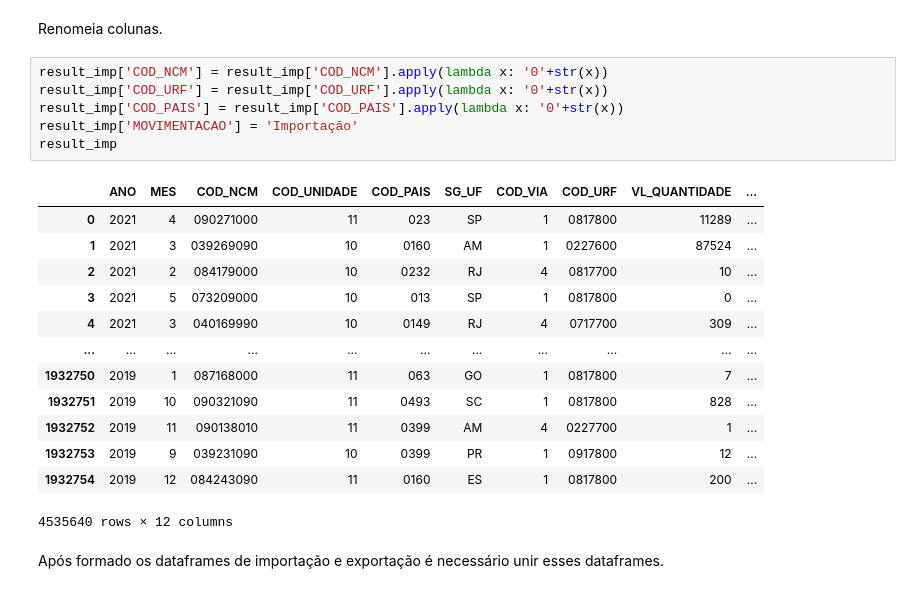
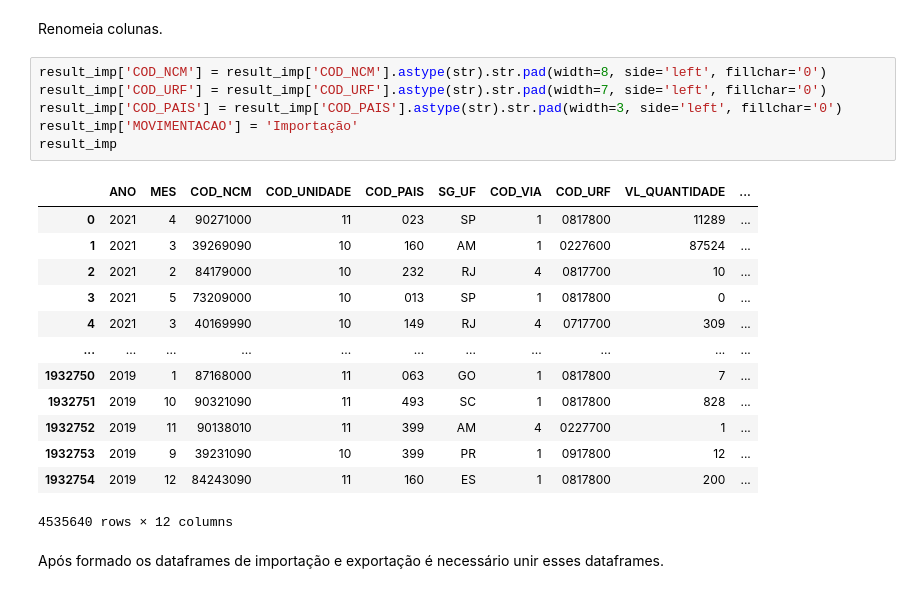
Before and after one commit to MiqSA/app-data-visualization, a Jupyter notebook: data-science/Explore_Data.ipynb, the cells around one changed output. Saved outputs shown, nothing was run; the diff lists cells and outputs as text.

```diff
--- a/data-science/Explore_Data.ipynb
+++ b/data-science/Explore_Data.ipynb
@@ -147,26 +147,26 @@ result_imp
 4535640 rows × 11 columns
 # %% [markdown]
 Renomeia colunas.
-# %%
-result_imp['COD_NCM'] = result_imp['COD_NCM'].apply(lambda x: '0'+str(x))
-result_imp['COD_URF'] = result_imp['COD_URF'].apply(lambda x: '0'+str(x))
-result_imp['COD_PAIS'] = result_imp['COD_PAIS'].apply(lambda x: '0'+str(x))
-result_imp['MOVIMENTACAO'] = 'Importação'
-result_imp
-# %% [output]
-|  | ANO | MES | COD_NCM | COD_UNIDADE | COD_PAIS | SG_UF | COD_VIA | COD_URF | VL_QUANTIDADE | ... |
-| 0 | 2021 | 4 | 090271000 | 11 | 023 | SP | 1 | 0817800 | 11289 | ... |
-| 1 | 2021 | 3 | 039269090 | 10 | 0160 | AM | 1 | 0227600 | 87524 | ... |
-| 2 | 2021 | 2 | 084179000 | 10 | 0232 | RJ | 4 | 0817700 | 10 | ... |
-| 3 | 2021 | 5 | 073209000 | 10 | 013 | SP | 1 | 0817800 | 0 | ... |
-| 4 | 2021 | 3 | 040169990 | 10 | 0149 | RJ | 4 | 0717700 | 309 | ... |
-| ... | ... | ... | ... | ... | ... | ... | ... | ... | ... | ... |
-| 1932750 | 2019 | 1 | 087168000 | 11 | 063 | GO | 1 | 0817800 | 7 | ... |
-| 1932751 | 2019 | 10 | 090321090 | 11 | 0493 | SC | 1 | 0817800 | 828 | ... |
-| 1932752 | 2019 | 11 | 090138010 | 11 | 0399 | AM | 4 | 0227700 | 1 | ... |
-| 1932753 | 2019 | 9 | 039231090 | 10 | 0399 | PR | 1 | 0917800 | 12 | ... |
-| 1932754 | 2019 | 12 | 084243090 | 11 | 0160 | ES | 1 | 0817800 | 200 | ... |
-4535640 rows × 12 columns
+# %%
+result_imp['COD_NCM'] = result_imp['COD_NCM'].astype(str).str.pad(width=8, side='left', fillchar='0')
+result_imp['COD_URF'] = result_imp['COD_URF'].astype(str).str.pad(width=7, side='left', fillchar='0')
+result_imp['COD_PAIS'] = result_imp['COD_PAIS'].astype(str).str.pad(width=3, side='left', fillchar='0')
+result_imp['MOVIMENTACAO'] = 'Importação'
+result_imp
+# %% [output]
+|  | ANO | MES | COD_NCM | COD_UNIDADE | COD_PAIS | SG_UF | COD_VIA | COD_URF | VL_QUANTIDADE | ... |
+| 0 | 2021 | 4 | 90271000 | 11 | 023 | SP | 1 | 0817800 | 11289 | ... |
+| 1 | 2021 | 3 | 39269090 | 10 | 160 | AM | 1 | 0227600 | 87524 | ... |
+| 2 | 2021 | 2 | 84179000 | 10 | 232 | RJ | 4 | 0817700 | 10 | ... |
+| 3 | 2021 | 5 | 73209000 | 10 | 013 | SP | 1 | 0817800 | 0 | ... |
+| 4 | 2021 | 3 | 40169990 | 10 | 149 | RJ | 4 | 0717700 | 309 | ... |
+| ... | ... | ... | ... | ... | ... | ... | ... | ... | ... | ... |
+| 1932750 | 2019 | 1 | 87168000 | 11 | 063 | GO | 1 | 0817800 | 7 | ... |
+| 1932751 | 2019 | 10 | 90321090 | 11 | 493 | SC | 1 | 0817800 | 828 | ... |
+| 1932752 | 2019 | 11 | 90138010 | 11 | 399 | AM | 4 | 0227700 | 1 | ... |
+| 1932753 | 2019 | 9 | 39231090 | 10 | 399 | PR | 1 | 0917800 | 12 | ... |
+| 1932754 | 2019 | 12 | 84243090 | 11 | 160 | ES | 1 | 0817800 | 200 | ... |
+4535640 rows × 12 columns
 # %% [markdown]
 Após formado os dataframes de importação e exportação é necessário unir esses dataframes.
 # %%
```
Also changed, not shown: parts of 2 cells of this notebook.
